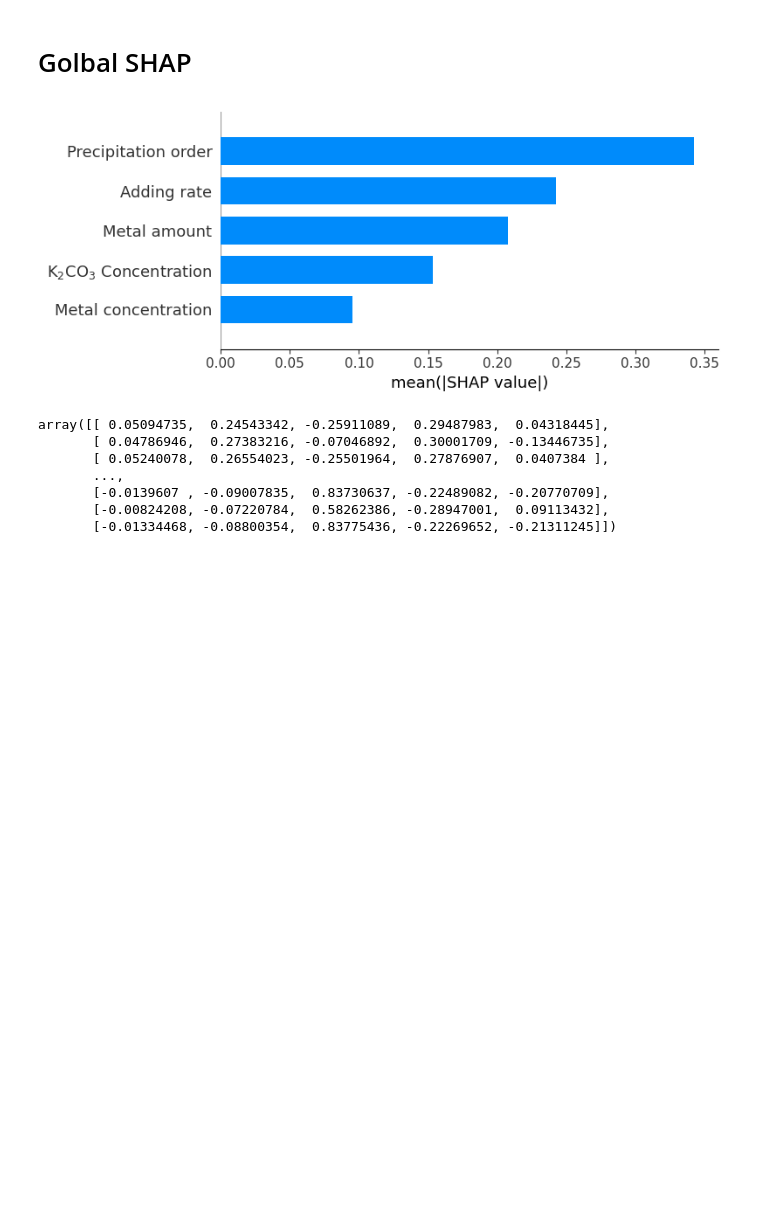
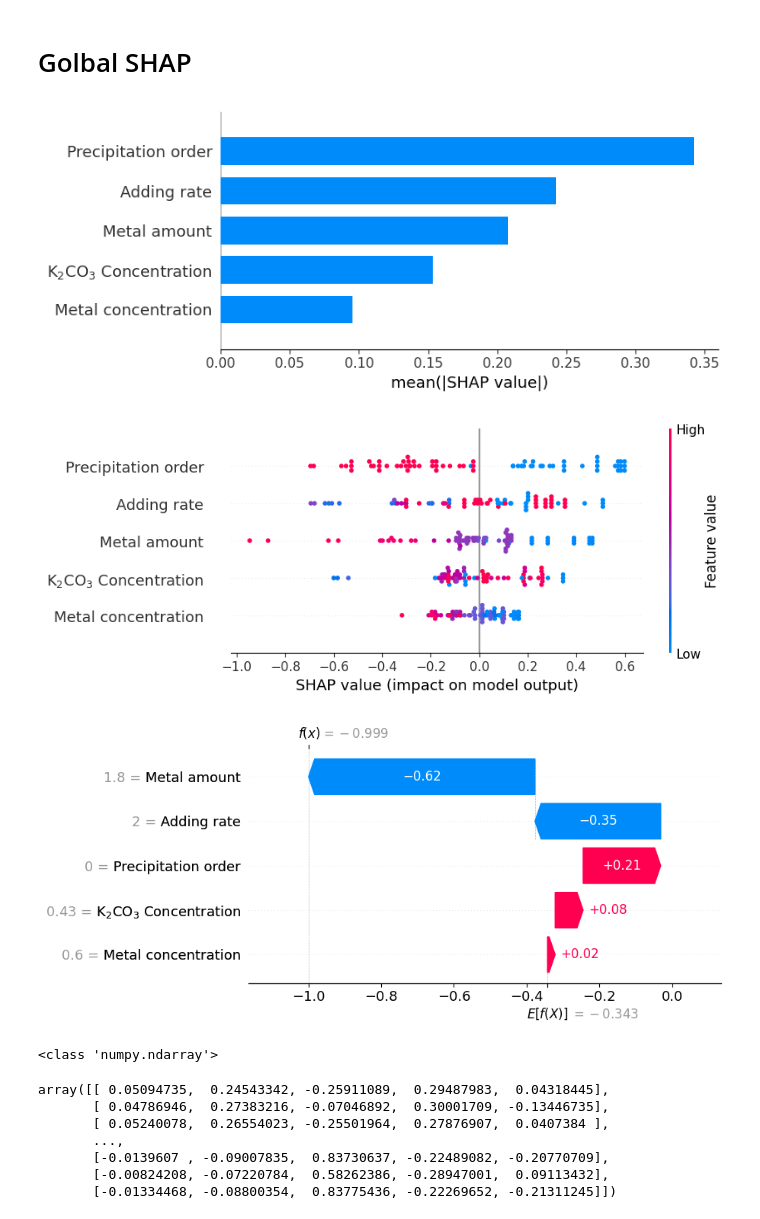
Before and after one commit to AccelerationConsortium/gremlin, a Jupyter notebook: model/Global_SHAP.ipynb, the cells around one changed output. Saved outputs shown, nothing was run; the diff lists cells and outputs as text; code cells hidden in the pictures; blank space fills up the shorter version.

Commit message:
added beeswarm plot

```diff
--- a/model/Global_SHAP.ipynb
+++ b/model/Global_SHAP.ipynb
@@ -530,33 +530,66 @@ X_with_new_names.columns = [
 
 # Plot SHAP summary with custom feature names and x-axis label
 plt.figure(figsize=(10, 6))
 shap.summary_plot(
     shap_values,
     X_with_new_names,
     plot_type="bar",
     show=False  # Don't show immediately so we can update the xlabel
 )
 
 # Update the xlabel
 plt.xlabel('mean(|SHAP value|)')
 plt.tight_layout()
 plt.savefig('shap_summary_bar.png', dpi=600, bbox_inches='tight')
 plt.show()
 
+plt.figure(figsize=(10,6))
+explanation = shap.Explanation(
+    values=shap_values,
+    base_values=explainer.expected_value,
+    data=X_with_new_names,
+    feature_names=X_with_new_names.columns.tolist()
+)
+
+# Plot beeswarm
+shap.plots.beeswarm(explanation)
+
+
+plt.figure(figsize=(10,6))
+instance_idx = 4
+values = shap_values[instance_idx]
+base_value = explainer.expected_value
+data = X_with_new_names.iloc[instance_idx]
+
+explanation = shap.Explanation(
+    values=values,
+    base_values=base_value,
+    data=data,
+    feature_names=X_with_new_names.columns.tolist()
+)
+
+shap.plots.waterfall(explanation)
+
 
 # compute SHAP values for the grid:
 # Assuming you've created a grid from your param_combinations
 
 # Standardize the grid data using the same scaler as used in the training
 scaled_grid_data = pd.DataFrame(scaler.transform(df_sampled_parameters[['metal_initial_conc', 'metal_mmol', 'K2CO3_initial_conc', 'rate', 'precipitation_order']]),
                                 columns=['metal_initial_conc', 'metal_mmol', 'K2CO3_initial_conc', 'rate', 'precipitation_order'])
 
 
 grid_shap_values = explainer.shap_values(scaled_grid_data)
 
 # np.savez('../data/grid_shap_values_test.npz', grid_shap_values=grid_shap_values)
 # %% [output]
 [figure]
+[figure, added]
+[figure, added]
+# %%
+print(type(shap_values))
+# %% [output]
+<class 'numpy.ndarray'>
 # %%
 grid_shap_values = np.load('../data/grid_shap_values_test.npz')['grid_shap_values']
 grid_shap_values
```
